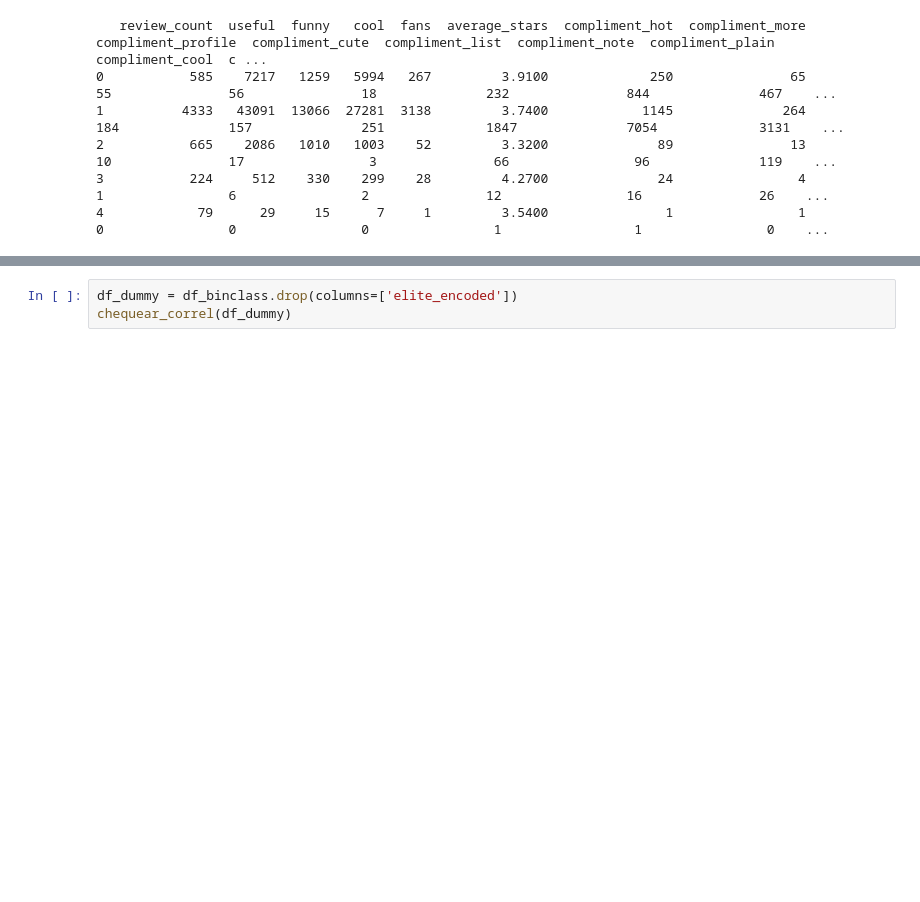
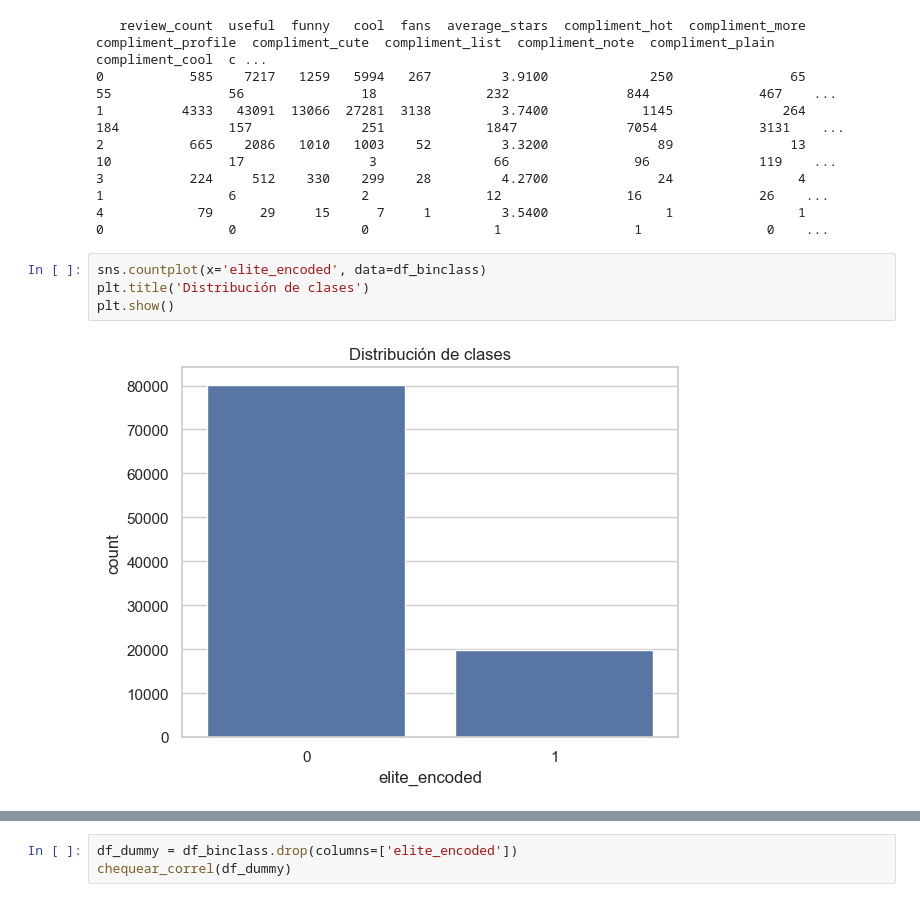
Before and after one commit to waltergsotelo/aprendizaje_maquina, a Jupyter notebook: yelp_eda_resumen_ml.ipynb, the cells around one changed output, grey strips where cells are left out. Drawn from its saved outputs; the diff is of its cells as text; blank space fills up the shorter version.

```diff
--- a/yelp_eda_resumen_ml.ipynb
+++ b/yelp_eda_resumen_ml.ipynb
@@ -333,6 +333,12 @@ print (df_binclass.head())
 2           665    2086   1010   1003    52         3.3200              89               13                  10               17                3               66                96              119    ...
 3           224     512    330    299    28         4.2700              24                4                   1                6                2               12                16               26    ...
 4            79      29     15      7     1         3.5400               1                1                   0                0                0                1                 1                0    ...
+# %%
+sns.countplot(x='elite_encoded', data=df_binclass)
+plt.title('Distribución de clases')
+plt.show()
+# %% [output]
+[figure, added]
 # %%
 def chequear_correl (df):
     matriz_correl = df.corr(method='pearson')
```
Also changed, not shown: parts of 7 cells of this notebook.
